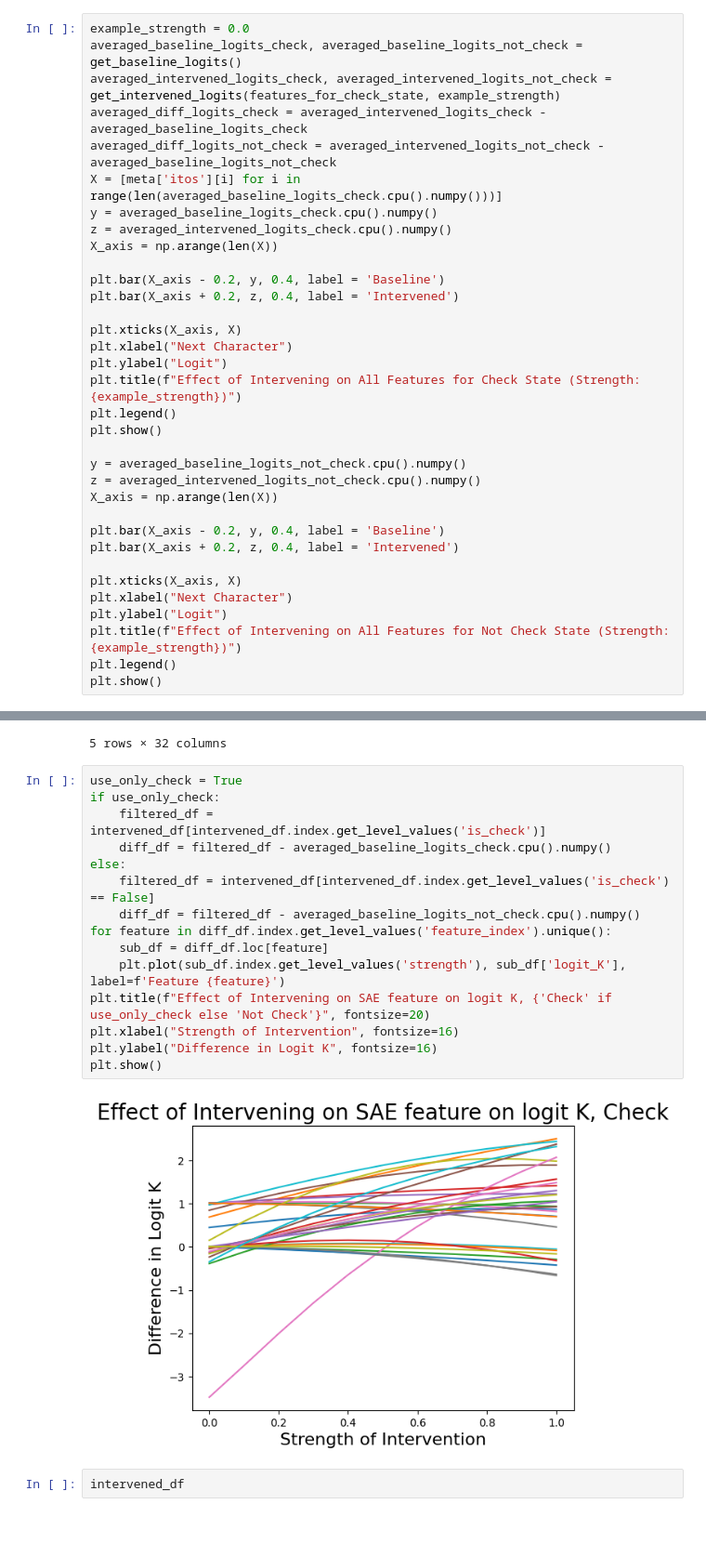
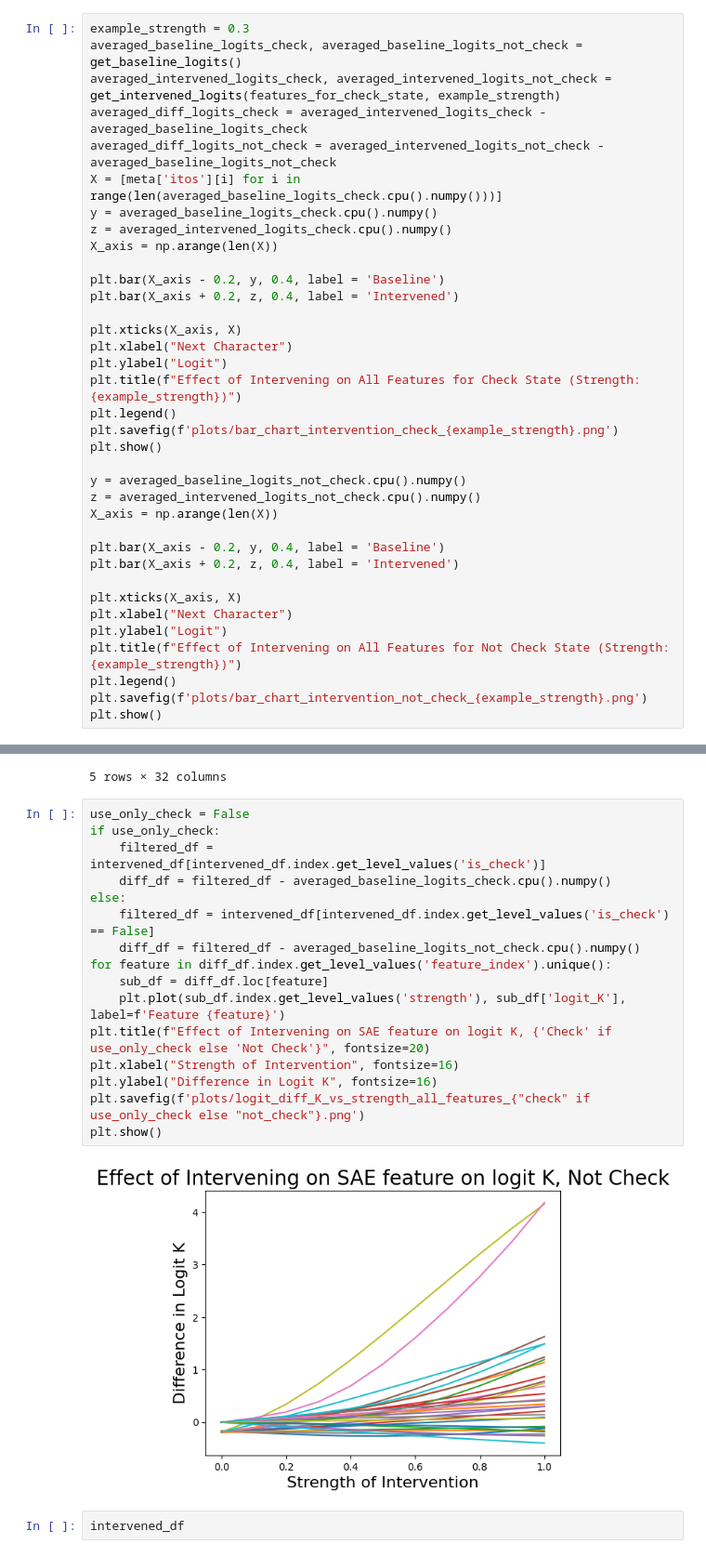
Before and after one commit to jkutaso/chessgpt_sae, a Jupyter notebook: hypothesis_testing_1.ipynb, the cells around one changed output, grey strips where cells are left out. Shown: that part at 93% size. Cells and saved outputs as stored; diff of their text form; blank space fills up the shorter version.

```diff
--- a/hypothesis_testing_1.ipynb
+++ b/hypothesis_testing_1.ipynb
@@ -189,7 +189,7 @@ def get_intervened_logits(feature_list, strength):
 
     return averaged_intervened_logits_check, averaged_intervened_logits_not_check
 # %%
-example_strength = 0.0
+example_strength = 0.3
 averaged_baseline_logits_check, averaged_baseline_logits_not_check = get_baseline_logits()
 averaged_intervened_logits_check, averaged_intervened_logits_not_check = get_intervened_logits(features_for_check_state, example_strength)
 averaged_diff_logits_check = averaged_intervened_logits_check - averaged_baseline_logits_check
@@ -207,6 +207,7 @@ plt.xlabel("Next Character")
 plt.ylabel("Logit")
 plt.title(f"Effect of Intervening on All Features for Check State (Strength: {example_strength})")
 plt.legend()
+plt.savefig(f'plots/bar_chart_intervention_check_{example_strength}.png')
 plt.show()
 
 y = averaged_baseline_logits_not_check.cpu().numpy()
@@ -221,5 +222,6 @@ plt.xlabel("Next Character")
 plt.ylabel("Logit")
 plt.title(f"Effect of Intervening on All Features for Not Check State (Strength: {example_strength})")
 plt.legend()
+plt.savefig(f'plots/bar_chart_intervention_not_check_{example_strength}.png')
 plt.show()
 # %% [output]
@@ -285,22 +287,23 @@ intervened_df.head()
 | 410 | 0.0 | True | -2.484828 | -3.736679 | -2.892532 | -2.469106 | -3.027065 | -4.170291 | -3.153577 | -2.885472 | ... |
 5 rows × 32 columns
 # %%
-use_only_check = True
+use_only_check = False
 if use_only_check:
     filtered_df = intervened_df[intervened_df.index.get_level_values('is_check')]
     diff_df = filtered_df - averaged_baseline_logits_check.cpu().numpy()
 else:
     filtered_df = intervened_df[intervened_df.index.get_level_values('is_check') == False]
     diff_df = filtered_df - averaged_baseline_logits_not_check.cpu().numpy()
 for feature in diff_df.index.get_level_values('feature_index').unique():
     sub_df = diff_df.loc[feature]
     plt.plot(sub_df.index.get_level_values('strength'), sub_df['logit_K'], label=f'Feature {feature}')
 plt.title(f"Effect of Intervening on SAE feature on logit K, {'Check' if use_only_check else 'Not Check'}", fontsize=20)
 plt.xlabel("Strength of Intervention", fontsize=16)
 plt.ylabel("Difference in Logit K", fontsize=16)
+plt.savefig(f'plots/logit_diff_K_vs_strength_all_features_{"check" if use_only_check else "not_check"}.png')
 plt.show()
 # %% [output]
-[figure, old version]
+[figure, new version]
 # %%
 intervened_df
 # %% [output]
```
Also changed, not shown: parts of 6 cells of this notebook.
